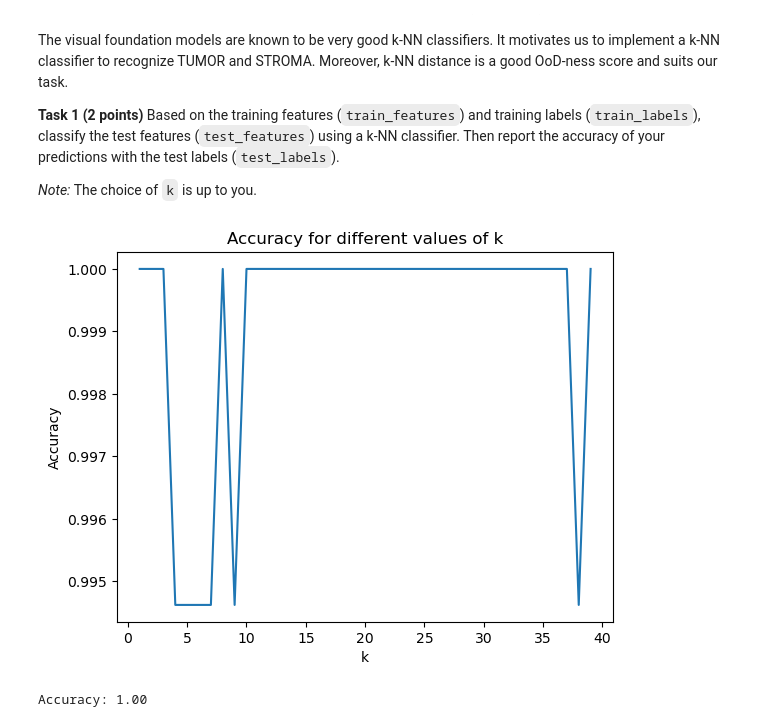
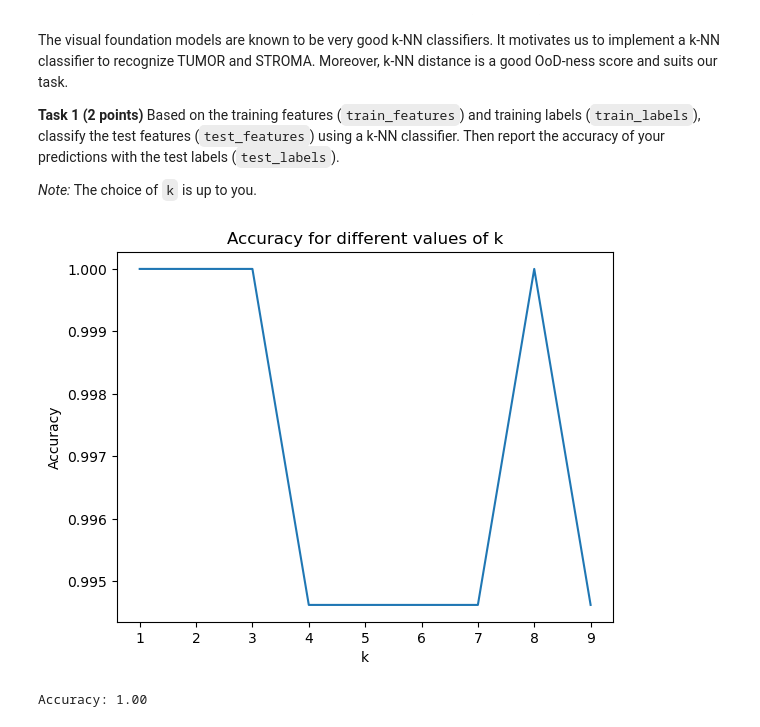
Before and after one commit to lindadelacombaz/iapr-2023, a Jupyter notebook: lab_03_classification.ipynb, the cells around one changed output. Saved outputs shown, nothing was run; the diff lists cells and outputs as text; code cells hidden in the pictures.

```diff
--- a/lab_03_classification.ipynb
+++ b/lab_03_classification.ipynb
@@ -148,7 +148,7 @@ def mahalanobis(x=None, data=None, cov=None):
     cov = torch.from_numpy(cov)
     inv_covmat = torch.inverse(cov)
     left_term = torch.mm(x_minus_mu, inv_covmat)
-    mahal = torch.mm(left_term, x_minus_mu.T)
+    mahal = torch.sqrt(torch.mm(left_term, x_minus_mu.T))
     return mahal.diagonal()
 # %%
 train_features_tumor = train_features[train_labels == 0]
@@ -310,24 +310,25 @@ The visual foundation models are known to be very good k-NN classifiers. It moti
 # %%
 ### Task 1
 
 # Classify the test features using k-NN classifier
 from sklearn.neighbors import KNeighborsClassifier
 
 # Compare the knn with different values of k and plot the accuracy
 accuracies = []
-for k in range(1,40):
+for k in range(1,10):
     knn = KNeighborsClassifier(n_neighbors=k)
     knn.fit(train_features, train_labels)
     pred_class = knn.predict(test_features)
+
     accuracies.append(accuracy_score(test_labels, pred_class))
 
-plt.plot(range(1,40), accuracies)
+plt.plot(range(1,10), accuracies)
 plt.xlabel("k")
 plt.ylabel("Accuracy")
 plt.title("Accuracy for different values of k")
 plt.show()
 # %% [output]
-[figure, old version]
+[figure, new version]
 # %%
 #Set a seed for reproducibility
 torch.manual_seed(0)
```
Also changed, not shown: parts of 4 cells of this notebook.
